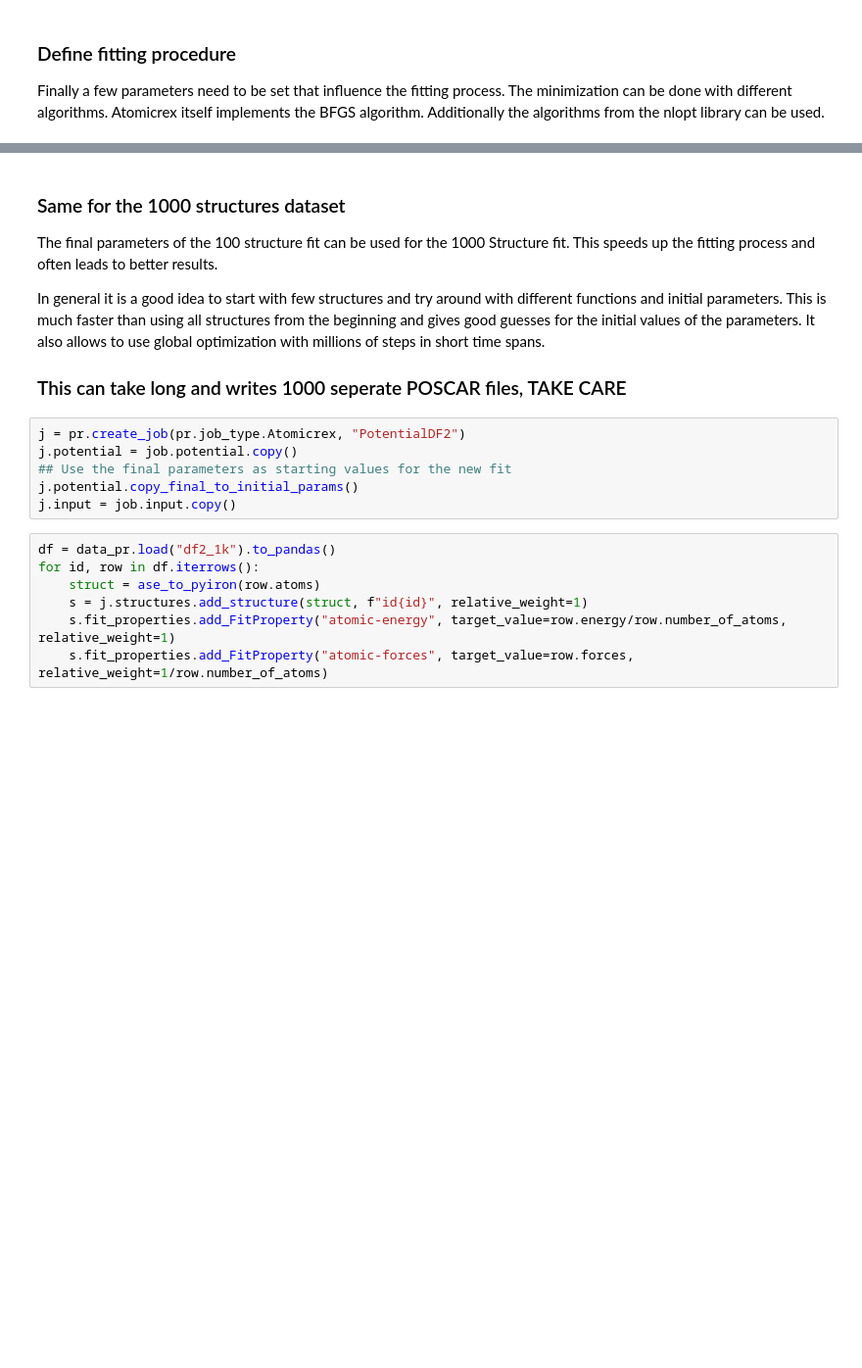
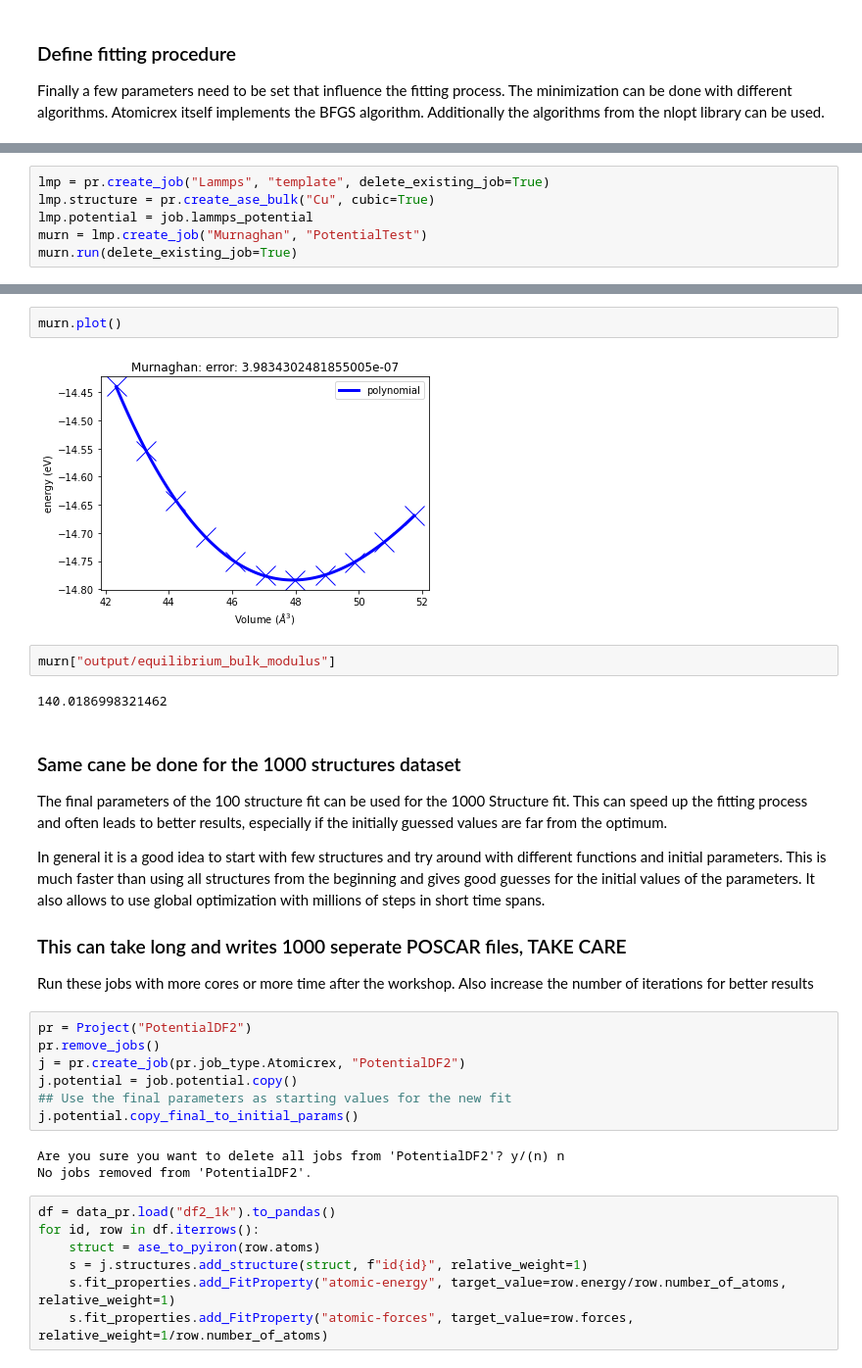
Before and after one commit to pyiron-workshop/potentials-workshop-2021, a Jupyter notebook: day_2/atomicrex/WorkshopPotentialEAM.ipynb, the cells around one changed output, grey strips where cells are left out. Shown: that part at 98% size. Cells and saved outputs as stored; diff of their text form; blank space fills up the shorter version.

```diff
--- a/day_2/atomicrex/WorkshopPotentialEAM.ipynb
+++ b/day_2/atomicrex/WorkshopPotentialEAM.ipynb
@@ -128,0 +179,6 @@ The job PotentialDF1 was saved and received the ID: 622
+# %%
+lmp = pr.create_job("Lammps", "template", delete_existing_job=True)
+lmp.structure = pr.create_ase_bulk("Cu", cubic=True)
+lmp.potential = job.lammps_potential
+murn = lmp.create_job("Murnaghan", "PotentialTest")
+murn.run(delete_existing_job=True)
@@ -129,16 +203,29 @@ The job PotentialDF1 was saved and received the ID: 622
+# %%
+murn.plot()
+# %% [output]
+[figure, added]
+# %%
+murn["output/equilibrium_bulk_modulus"]
+# %% [output]
+140.0186998321462
 # %% [markdown]
-### Same for the 1000 structures dataset
-The final parameters of the 100 structure fit can be used for the 1000 Structure fit. This speeds up the fitting process and often leads to better results.
+### Same cane be done for the 1000 structures dataset
+The final parameters of the 100 structure fit can be used for the 1000 Structure fit. This can speed up the fitting process and often leads to better results, especially if the initially guessed values are far from the optimum.
 
 In general it is a good idea to start with few structures and try around with different functions and initial parameters. This is much faster than using all structures from the beginning and gives good guesses for the initial values of the parameters. It also allows to use global optimization with millions of steps in short time spans.
 
 ### This can take long and writes 1000 seperate POSCAR files, TAKE CARE
+Run these jobs with more cores or more time after the workshop. Also increase the number of iterations for better results
 # %%
+pr = Project("PotentialDF2")
+pr.remove_jobs()
 j = pr.create_job(pr.job_type.Atomicrex, "PotentialDF2")
 j.potential = job.potential.copy()
 ## Use the final parameters as starting values for the new fit
 j.potential.copy_final_to_initial_params()
-j.input = job.input.copy()
+# %% [output]
+Are you sure you want to delete all jobs from 'PotentialDF2'? y/(n) n
+No jobs removed from 'PotentialDF2'.
 # %%
 df = data_pr.load("df2_1k").to_pandas()
 for id, row in df.iterrows():
```
Also changed, not shown: parts of 21 cells of this notebook.
